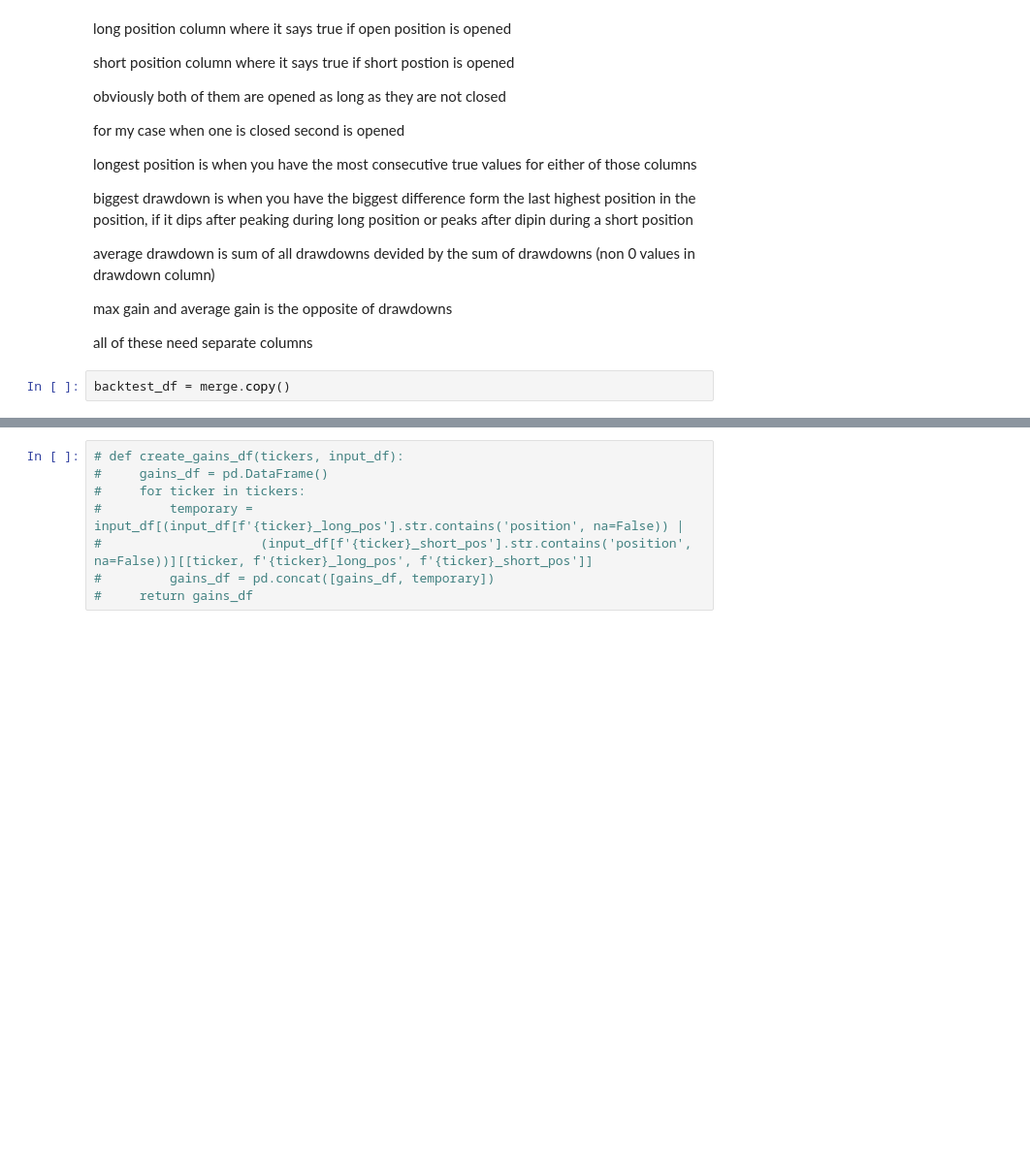
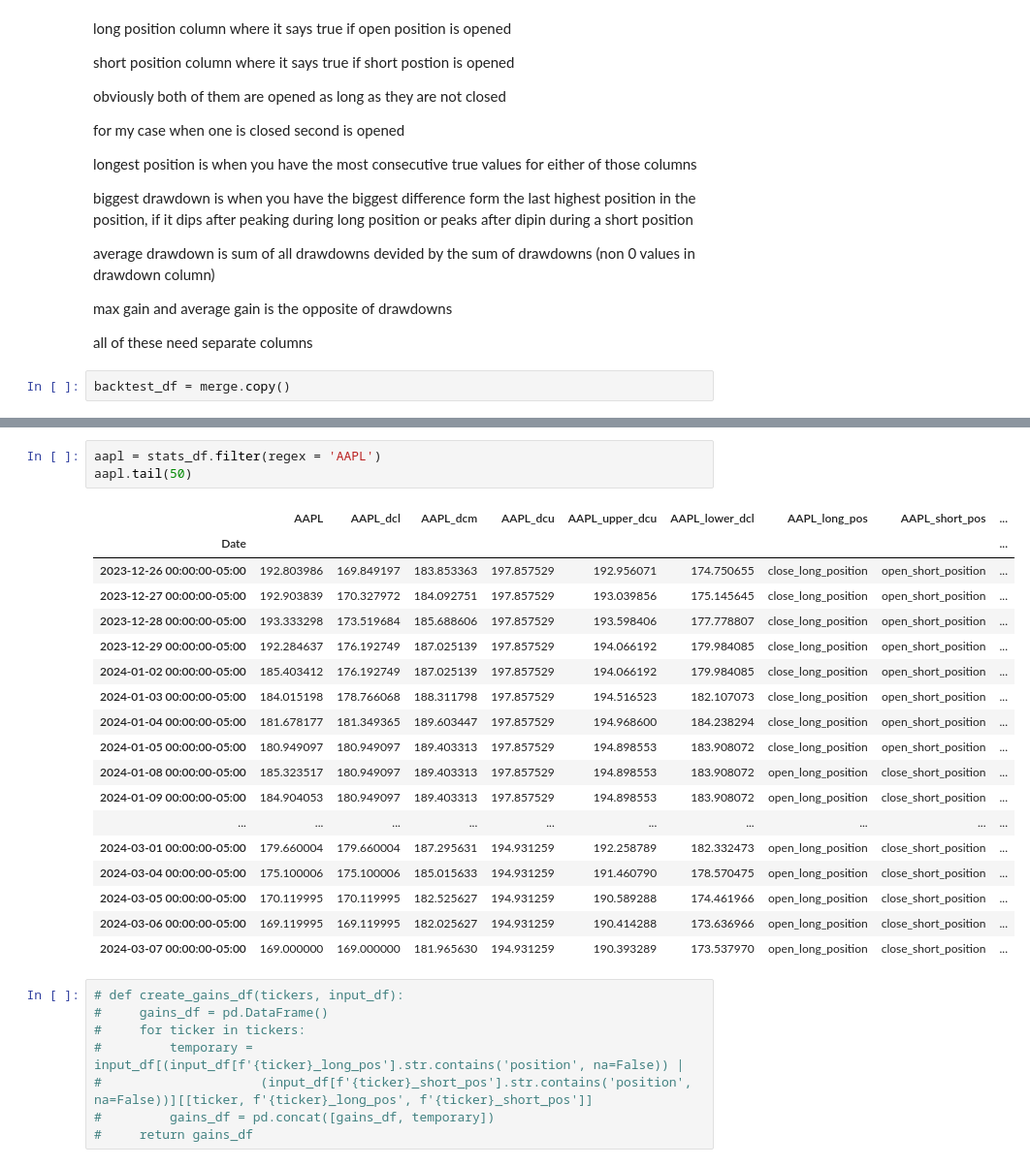
Before and after one commit to mglaz/backtesting, a Jupyter notebook: backtesting.ipynb, the cells around one changed output, grey strips where cells are left out. Shown: that part at 97% size. Drawn from its saved outputs; the diff is of its cells as text; blank space fills up the shorter version.

```diff
--- a/backtesting.ipynb
+++ b/backtesting.ipynb
@@ -295,3 +250,25 @@ Name: RIVN, dtype: float64
+# %%
+aapl = stats_df.filter(regex = 'AAPL')
+aapl.tail(50)
+# %% [output]
+|  | AAPL | AAPL_dcl | AAPL_dcm | AAPL_dcu | AAPL_upper_dcu | AAPL_lower_dcl | AAPL_long_pos | AAPL_short_pos | ... |
+| Date |  |  |  |  |  |  |  |  | ... |
+| 2023-12-26 00:00:00-05:00 | 192.803986 | 169.849197 | 183.853363 | 197.857529 | 192.956071 | 174.750655 | close_long_position | open_short_position | ... |
+| 2023-12-27 00:00:00-05:00 | 192.903839 | 170.327972 | 184.092751 | 197.857529 | 193.039856 | 175.145645 | close_long_position | open_short_position | ... |
+| 2023-12-28 00:00:00-05:00 | 193.333298 | 173.519684 | 185.688606 | 197.857529 | 193.598406 | 177.778807 | close_long_position | open_short_position | ... |
+| 2023-12-29 00:00:00-05:00 | 192.284637 | 176.192749 | 187.025139 | 197.857529 | 194.066192 | 179.984085 | close_long_position | open_short_position | ... |
+| 2024-01-02 00:00:00-05:00 | 185.403412 | 176.192749 | 187.025139 | 197.857529 | 194.066192 | 179.984085 | close_long_position | open_short_position | ... |
+| 2024-01-03 00:00:00-05:00 | 184.015198 | 178.766068 | 188.311798 | 197.857529 | 194.516523 | 182.107073 | close_long_position | open_short_position | ... |
+| 2024-01-04 00:00:00-05:00 | 181.678177 | 181.349365 | 189.603447 | 197.857529 | 194.968600 | 184.238294 | close_long_position | open_short_position | ... |
+| 2024-01-05 00:00:00-05:00 | 180.949097 | 180.949097 | 189.403313 | 197.857529 | 194.898553 | 183.908072 | close_long_position | open_short_position | ... |
+| 2024-01-08 00:00:00-05:00 | 185.323517 | 180.949097 | 189.403313 | 197.857529 | 194.898553 | 183.908072 | open_long_position | close_short_position | ... |
+| 2024-01-09 00:00:00-05:00 | 184.904053 | 180.949097 | 189.403313 | 197.857529 | 194.898553 | 183.908072 | open_long_position | close_short_position | ... |
+| ... | ... | ... | ... | ... | ... | ... | ... | ... | ... |
+| 2024-03-01 00:00:00-05:00 | 179.660004 | 179.660004 | 187.295631 | 194.931259 | 192.258789 | 182.332473 | open_long_position | close_short_position | ... |
+| 2024-03-04 00:00:00-05:00 | 175.100006 | 175.100006 | 185.015633 | 194.931259 | 191.460790 | 178.570475 | open_long_position | close_short_position | ... |
+| 2024-03-05 00:00:00-05:00 | 170.119995 | 170.119995 | 182.525627 | 194.931259 | 190.589288 | 174.461966 | open_long_position | close_short_position | ... |
+| 2024-03-06 00:00:00-05:00 | 169.119995 | 169.119995 | 182.025627 | 194.931259 | 190.414288 | 173.636966 | open_long_position | close_short_position | ... |
+| 2024-03-07 00:00:00-05:00 | 169.000000 | 169.000000 | 181.965630 | 194.931259 | 190.393289 | 173.537970 | open_long_position | close_short_position | ... |
 # %%
 # def create_gains_df(tickers, input_df):
 #     gains_df = pd.DataFrame()
```
Also changed, not shown: parts of 20 cells of this notebook, 1 other file.
